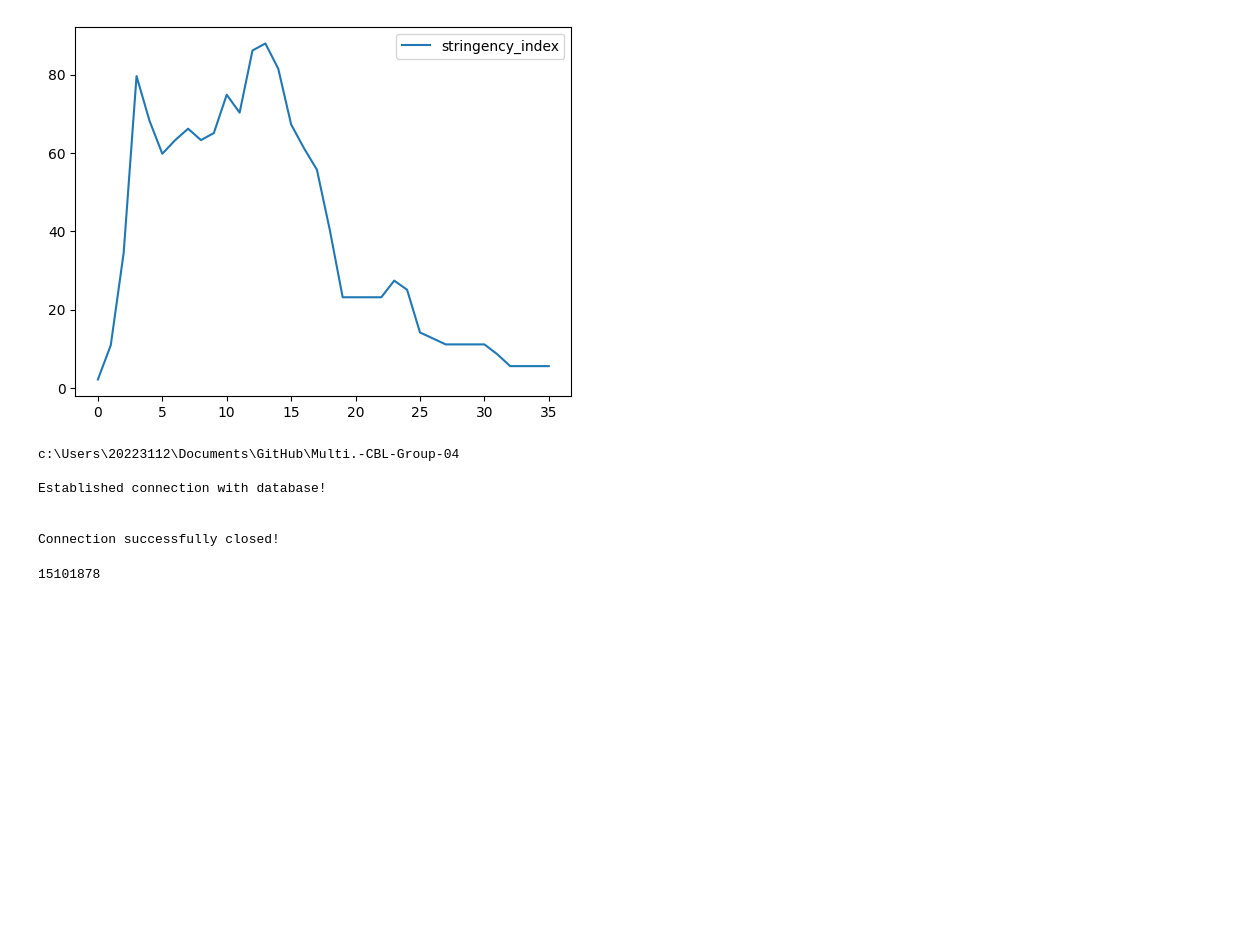
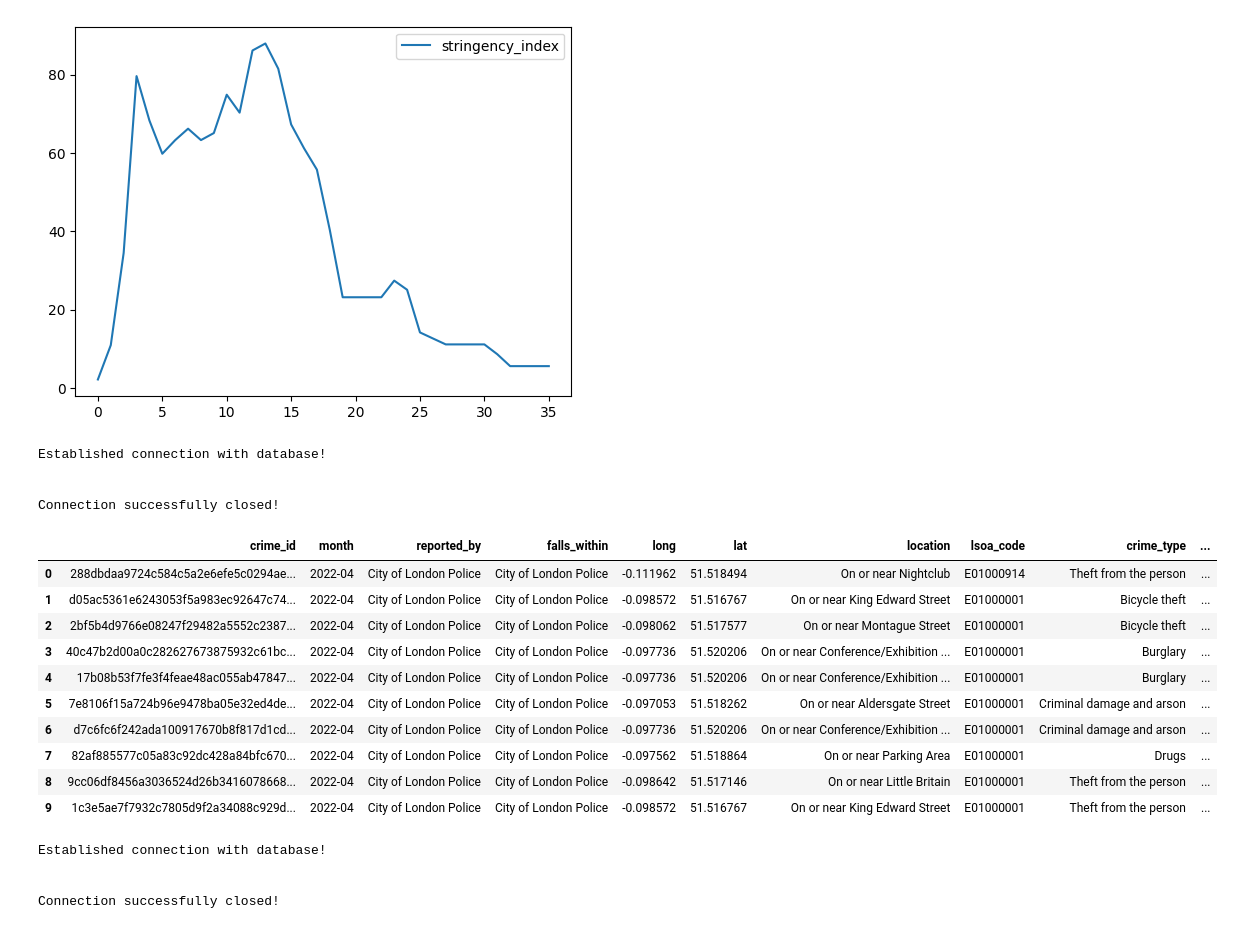
Before and after one commit to MilesDidden/Multi.-CBL-Group-04, a Jupyter notebook: Exploring_data_Miles.ipynb, the cells around one changed output. Cells and saved outputs as stored; diff of their text form; code cells hidden in the pictures; blank space fills up the shorter version.

```diff
--- a/Exploring_data_Miles.ipynb
+++ b/Exploring_data_Miles.ipynb
@@ -241,17 +241,55 @@ df.plot()
 from model.DB_utils import DBhandler
 
 dbh = DBhandler()
-temp = dbh.query("SELECT crime_id FROM crime LIMIT 10")
-temp2 = dbh.query("SELECT crime_id FROM crime LIMIT 10 OFFSET 9")
+temp = dbh.query("SELECT * FROM crime LIMIT 10")
+# temp2 = dbh.query("SELECT crime_id FROM crime LIMIT 10 OFFSET 9")
 dbh.close_connection_db()
 # %% [output]
-c:\Users\20223112\Documents\GitHub\Multi.-CBL-Group-04
-
 Established connection with database!
 
 
 Connection successfully closed!
-# %%
-len(temp)
-# %% [output]
-15101878
+# %%
+temp
+# %% [output]
+|  | crime_id | month | reported_by | falls_within | long | lat | location | lsoa_code | crime_type | ... |
+| 0 | 288dbdaa9724c584c5a2e6efe5c0294ae... | 2022-04 | City of London Police | City of London Police | -0.111962 | 51.518494 | On or near Nightclub | E01000914 | Theft from the person | ... |
+| 1 | d05ac5361e6243053f5a983ec92647c74... | 2022-04 | City of London Police | City of London Police | -0.098572 | 51.516767 | On or near King Edward Street | E01000001 | Bicycle theft | ... |
+| 2 | 2bf5b4d9766e08247f29482a5552c2387... | 2022-04 | City of London Police | City of London Police | -0.098062 | 51.517577 | On or near Montague Street | E01000001 | Bicycle theft | ... |
+| 3 | 40c47b2d00a0c282627673875932c61bc... | 2022-04 | City of London Police | City of London Police | -0.097736 | 51.520206 | On or near Conference/Exhibition ... | E01000001 | Burglary | ... |
+| 4 | 17b08b53f7fe3f4feae48ac055ab47847... | 2022-04 | City of London Police | City of London Police | -0.097736 | 51.520206 | On or near Conference/Exhibition ... | E01000001 | Burglary | ... |
+| 5 | 7e8106f15a724b96e9478ba05e32ed4de... | 2022-04 | City of London Police | City of London Police | -0.097053 | 51.518262 | On or near Aldersgate Street | E01000001 | Criminal damage and arson | ... |
+| 6 | d7c6fc6f242ada100917670b8f817d1cd... | 2022-04 | City of London Police | City of London Police | -0.097736 | 51.520206 | On or near Conference/Exhibition ... | E01000001 | Criminal damage and arson | ... |
+| 7 | 82af885577c05a83c92dc428a84bfc670... | 2022-04 | City of London Police | City of London Police | -0.097562 | 51.518864 | On or near Parking Area | E01000001 | Drugs | ... |
+| 8 | 9cc06df8456a3036524d26b3416078668... | 2022-04 | City of London Police | City of London Police | -0.098642 | 51.517146 | On or near Little Britain | E01000001 | Theft from the person | ... |
+| 9 | 1c3e5ae7f7932c7805d9f2a34088c929d... | 2022-04 | City of London Police | City of London Police | -0.098572 | 51.516767 | On or near King Edward Street | E01000001 | Theft from the person | ... |
+# %%
+ward_code = "E05000138"
+
+
+from model.DB_utils import DBhandler
+import pandas as pd
+
+# Load DBhandler to get data path
+db_handler = DBhandler(db_loc="../data/", db_name="crime_data_UK_v3.db")
+db_handler.close_connection_db()
+
+# Load CSV
+try:
+    df = pd.read_csv(r"C:\Users\20223112\Documents\GitHub\Multi.-CBL-Group-04\data\temp_results.csv", index_col="Unnamed: 0", low_memory=False)
+except:
+    raise ValueError("\nData file not found!\n")
+
+df["month"] = pd.to_datetime(df['month'])
+
+# Filter and aggregate by ward and month
+df = df[df["ward_code"] == ward_code]
+df_temp = df.groupby("month").agg(
+    num_of_crimes=("crime_id", "count"),
+    avg_imd=("average_imd_decile", "mean")
+).sort_index()
+# %% [output]
+Established connection with database!
+
+
+Connection successfully closed!
```
Also changed, not shown: parts of 5 cells of this notebook, 3 other files.
